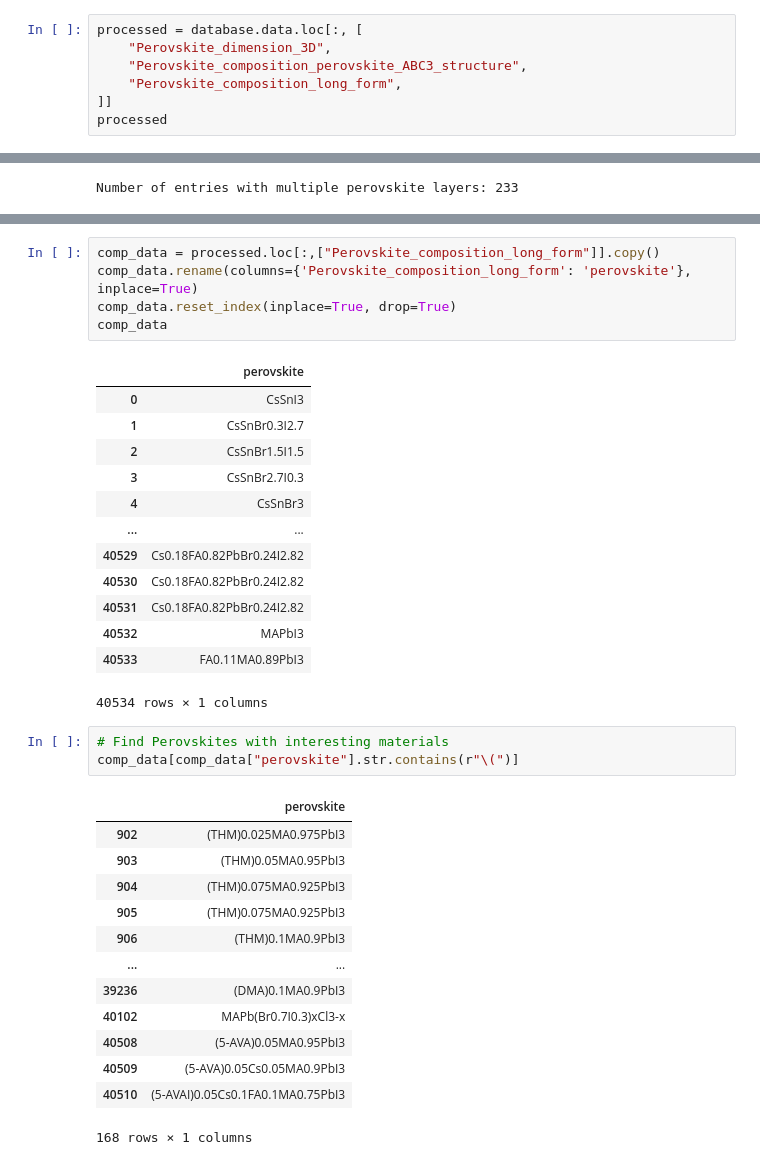
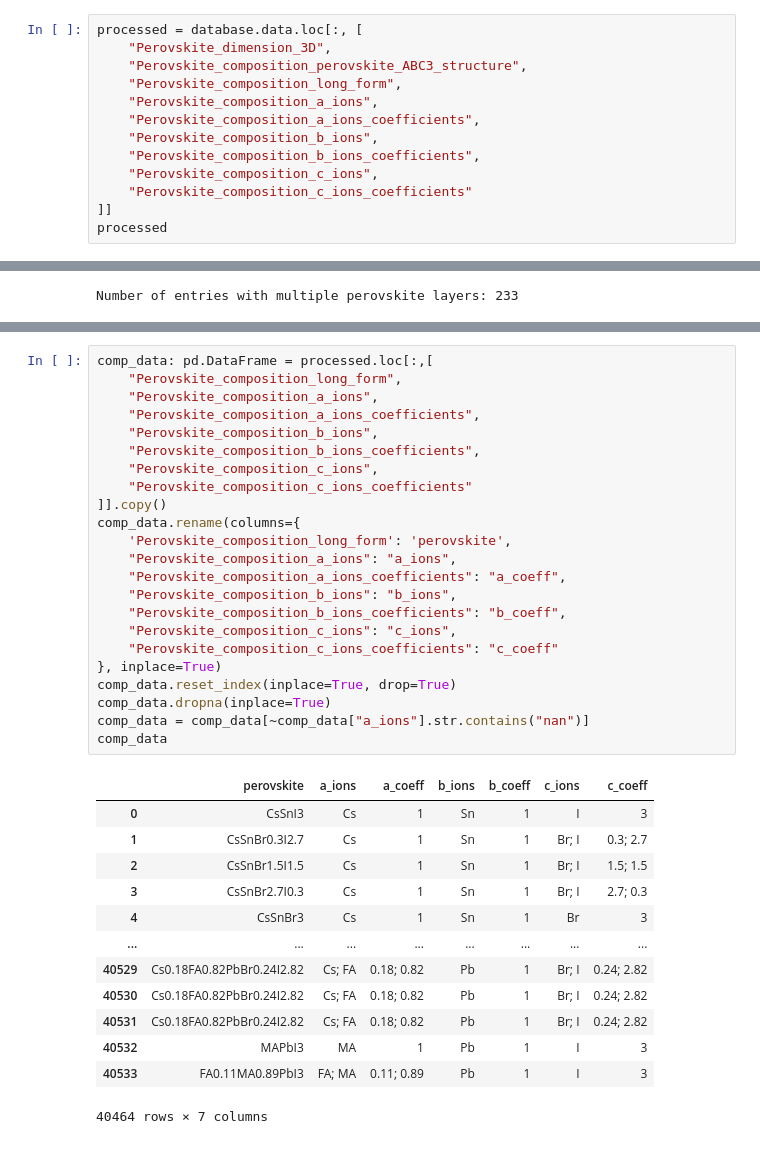
Before and after one commit to GongMLGroup/PerovskiteML, a Jupyter notebook: notebooks/element-visualization.ipynb, the cells around one changed output, grey strips where cells are left out. Drawn from its saved outputs; the diff is of its cells as text.

```diff
--- a/notebooks/element-visualization.ipynb
+++ b/notebooks/element-visualization.ipynb
@@ -27,6 +51,12 @@ processed = database.data.loc[:, [
     "Perovskite_dimension_3D",
     "Perovskite_composition_perovskite_ABC3_structure",
     "Perovskite_composition_long_form",
+    "Perovskite_composition_a_ions",
+    "Perovskite_composition_a_ions_coefficients",
+    "Perovskite_composition_b_ions",
+    "Perovskite_composition_b_ions_coefficients",
+    "Perovskite_composition_c_ions",
+    "Perovskite_composition_c_ions_coefficients"
 ]]
 processed
 # %% [output]
@@ -112,36 +137,37 @@ See the caveats in the documentation: https://pandas.pydata.org/pandas-docs/stab
 # %%
-comp_data = processed.loc[:,["Perovskite_composition_long_form"]].copy()
-comp_data.rename(columns={'Perovskite_composition_long_form': 'perovskite'}, inplace=True)
+comp_data: pd.DataFrame = processed.loc[:,[
+    "Perovskite_composition_long_form",
+    "Perovskite_composition_a_ions",
+    "Perovskite_composition_a_ions_coefficients",
+    "Perovskite_composition_b_ions",
+    "Perovskite_composition_b_ions_coefficients",
+    "Perovskite_composition_c_ions",
+    "Perovskite_composition_c_ions_coefficients"
+]].copy()
+comp_data.rename(columns={
+    'Perovskite_composition_long_form': 'perovskite',
+    "Perovskite_composition_a_ions": "a_ions",
+    "Perovskite_composition_a_ions_coefficients": "a_coeff",
+    "Perovskite_composition_b_ions": "b_ions",
+    "Perovskite_composition_b_ions_coefficients": "b_coeff",
+    "Perovskite_composition_c_ions": "c_ions",
+    "Perovskite_composition_c_ions_coefficients": "c_coeff"
+}, inplace=True)
 comp_data.reset_index(inplace=True, drop=True)
+comp_data.dropna(inplace=True)
+comp_data = comp_data[~comp_data["a_ions"].str.contains("nan")]
 comp_data
 # %% [output]
-|  | perovskite |
-| 0 | CsSnI3 |
-| 1 | CsSnBr0.3I2.7 |
-| 2 | CsSnBr1.5I1.5 |
-| 3 | CsSnBr2.7I0.3 |
-| 4 | CsSnBr3 |
-| ... | ... |
-| 40529 | Cs0.18FA0.82PbBr0.24I2.82 |
-| 40530 | Cs0.18FA0.82PbBr0.24I2.82 |
-| 40531 | Cs0.18FA0.82PbBr0.24I2.82 |
-| 40532 | MAPbI3 |
-| 40533 | FA0.11MA0.89PbI3 |
+|  | perovskite | a_ions | a_coeff | b_ions | b_coeff | c_ions | c_coeff |
+| 0 | CsSnI3 | Cs | 1 | Sn | 1 | I | 3 |
+| 1 | CsSnBr0.3I2.7 | Cs | 1 | Sn | 1 | Br; I | 0.3; 2.7 |
+| 2 | CsSnBr1.5I1.5 | Cs | 1 | Sn | 1 | Br; I | 1.5; 1.5 |
+| 3 | CsSnBr2.7I0.3 | Cs | 1 | Sn | 1 | Br; I | 2.7; 0.3 |
+| 4 | CsSnBr3 | Cs | 1 | Sn | 1 | Br | 3 |
+| ... | ... | ... | ... | ... | ... | ... | ... |
+| 40529 | Cs0.18FA0.82PbBr0.24I2.82 | Cs; FA | 0.18; 0.82 | Pb | 1 | Br; I | 0.24; 2.82 |
+| 40530 | Cs0.18FA0.82PbBr0.24I2.82 | Cs; FA | 0.18; 0.82 | Pb | 1 | Br; I | 0.24; 2.82 |
+| 40531 | Cs0.18FA0.82PbBr0.24I2.82 | Cs; FA | 0.18; 0.82 | Pb | 1 | Br; I | 0.24; 2.82 |
+| 40532 | MAPbI3 | MA | 1 | Pb | 1 | I | 3 |
+| 40533 | FA0.11MA0.89PbI3 | FA; MA | 0.11; 0.89 | Pb | 1 | I | 3 |
-40534 rows × 1 columns
+40464 rows × 7 columns
-# %%
-# Find Perovskites with interesting materials
-comp_data[comp_data["perovskite"].str.contains(r"\(")]
-# %% [output]
-|  | perovskite |
-| 902 | (THM)0.025MA0.975PbI3 |
-| 903 | (THM)0.05MA0.95PbI3 |
-| 904 | (THM)0.075MA0.925PbI3 |
-| 905 | (THM)0.075MA0.925PbI3 |
-| 906 | (THM)0.1MA0.9PbI3 |
-| ... | ... |
-| 39236 | (DMA)0.1MA0.9PbI3 |
-| 40102 | MAPb(Br0.7I0.3)xCl3-x |
-| 40508 | (5-AVA)0.05MA0.95PbI3 |
-| 40509 | (5-AVA)0.05Cs0.05MA0.9PbI3 |
-| 40510 | (5-AVAI)0.05Cs0.1FA0.1MA0.75PbI3 |
-168 rows × 1 columns
```
Also changed, not shown: parts of 52 cells of this notebook.
